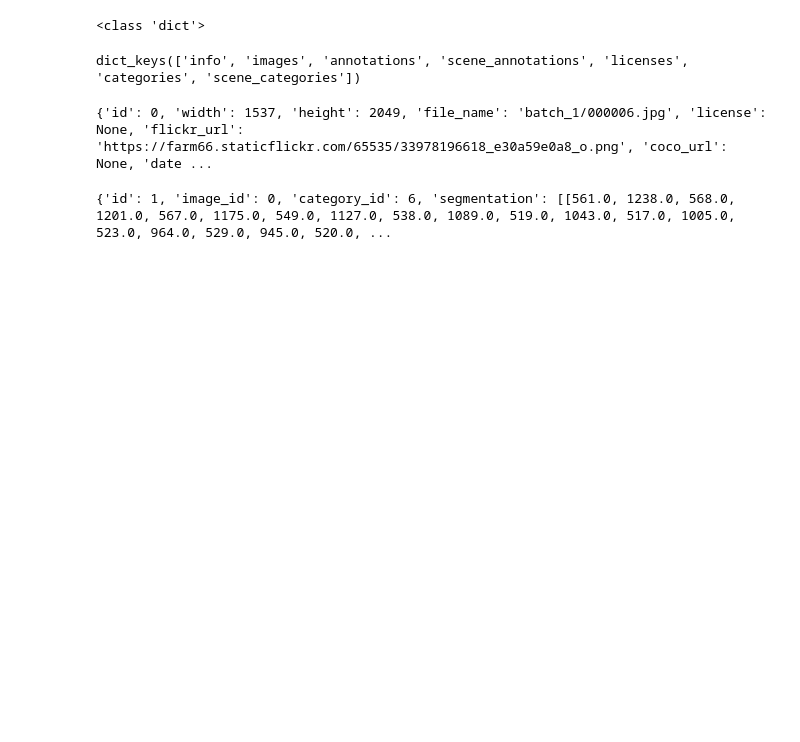
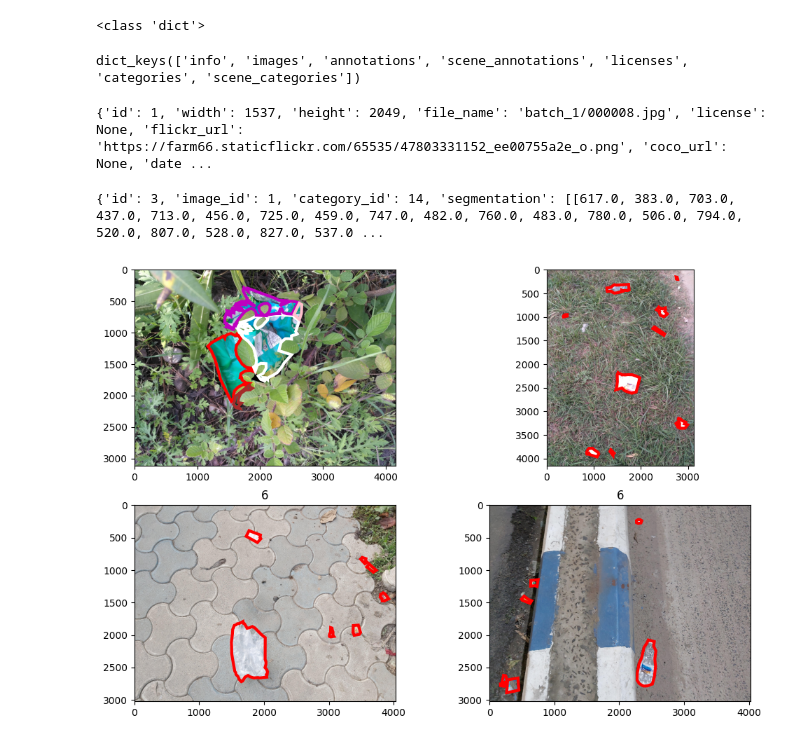
Before and after one commit to PGMaster1234/TACO, a Jupyter notebook: ConvertCOCO2YOLO.ipynb, the cells around one changed output. Cells and saved outputs as stored; diff of their text form; code cells hidden in the pictures; blank space fills up the shorter version.

Commit message:
ModifiedCOCOData

```diff
--- a/ConvertCOCO2YOLO.ipynb
+++ b/ConvertCOCO2YOLO.ipynb
@@ -9,10 +9,64 @@ print(annotations.keys())
 # %% [output]
 dict_keys(['info', 'images', 'annotations', 'scene_annotations', 'licenses', 'categories', 'scene_categories'])
 # %%
-print(annotations['images'][0])
+print(annotations['images'][1])
 # %% [output]
-{'id': 0, 'width': 1537, 'height': 2049, 'file_name': 'batch_1/000006.jpg', 'license': None, 'flickr_url': 'https://farm66.staticflickr.com/65535/33978196618_e30a59e0a8_o.png', 'coco_url': None, 'date ...
+{'id': 1, 'width': 1537, 'height': 2049, 'file_name': 'batch_1/000008.jpg', 'license': None, 'flickr_url': 'https://farm66.staticflickr.com/65535/47803331152_ee00755a2e_o.png', 'coco_url': None, 'date ...
 # %%
-print(annotations['annotations'][0])
+print(annotations['annotations'][2])
 # %% [output]
-{'id': 1, 'image_id': 0, 'category_id': 6, 'segmentation': [[561.0, 1238.0, 568.0, 1201.0, 567.0, 1175.0, 549.0, 1127.0, 538.0, 1089.0, 519.0, 1043.0, 517.0, 1005.0, 523.0, 964.0, 529.0, 945.0, 520.0, ...
+{'id': 3, 'image_id': 1, 'category_id': 14, 'segmentation': [[617.0, 383.0, 703.0, 437.0, 713.0, 456.0, 725.0, 459.0, 747.0, 482.0, 760.0, 483.0, 780.0, 506.0, 794.0, 520.0, 807.0, 528.0, 827.0, 537.0 ...
+# %%
+def get_image_path(image_id, images):
+    for image_info in images:
+        if image_info['id'] == image_id:
+            return image_info['file_name']
+    return None
+# %%
+import matplotlib.pyplot as plt
+import matplotlib.patches as patches
+from PIL import Image, ExifTags
+
+annotations = json.load(open('annotations_modified.json'))
+
+for orientation in ExifTags.TAGS.keys():
+    if ExifTags.TAGS[orientation] == 'Orientation':
+        break
+
+numy, numx = 2, 2
+offset = 357
+fig, ax = plt.subplots(numy, numx, figsize=(12, 8))
+for i in range(numx * numy):
+    image_id = i + offset
+    image_path = 'data/' + get_image_path(image_id, annotations['images'])
+
+    image = Image.open(image_path)
+    # if image._getexif():
+    #     exif = dict(image._getexif().items())
+    #     if orientation in exif:
+    #         if exif[orientation] == 3:
+    #             image = image.rotate(180, expand=True)
+    #         elif exif[orientation] == 6:
+    #             image = image.rotate(270, expand=True)
+    #         elif exif[orientation] == 8:
+    #             image = image.rotate(90, expand=True)
+
+    image_annotations = [anno for anno in annotations['annotations'] if anno['image_id'] == image_id]
+
+    ax[i // numx, i % numx].imshow(image)
+
+    if image._getexif():
+        exif = dict(image._getexif().items())
+        if orientation in exif:
+            ax[i // numx, i % numx].set_title(str(exif[orientation]), fontsize='large', loc='center')
+
+    for anno in image_annotations:
+        for segIndex, seg in enumerate(anno['segmentation']):
+            width, height = image.size
+            polygon = [(seg[i] * width, seg[i + 1] * height) for i in range(0, len(seg), 2)]
+            polygon_patch = patches.Polygon(polygon, closed=True, edgecolor=['r', 'brown', 'k', 'w', 'm', 'pink', 'b'][min(segIndex, 6)], facecolor='none', linewidth=3)
+            ax[i // numx, i % numx].add_patch(polygon_patch)
+
+plt.show()
+# %% [output]
+[figure, added]
```
Also changed, not shown: parts of 3 cells of this notebook, 2 other files.
